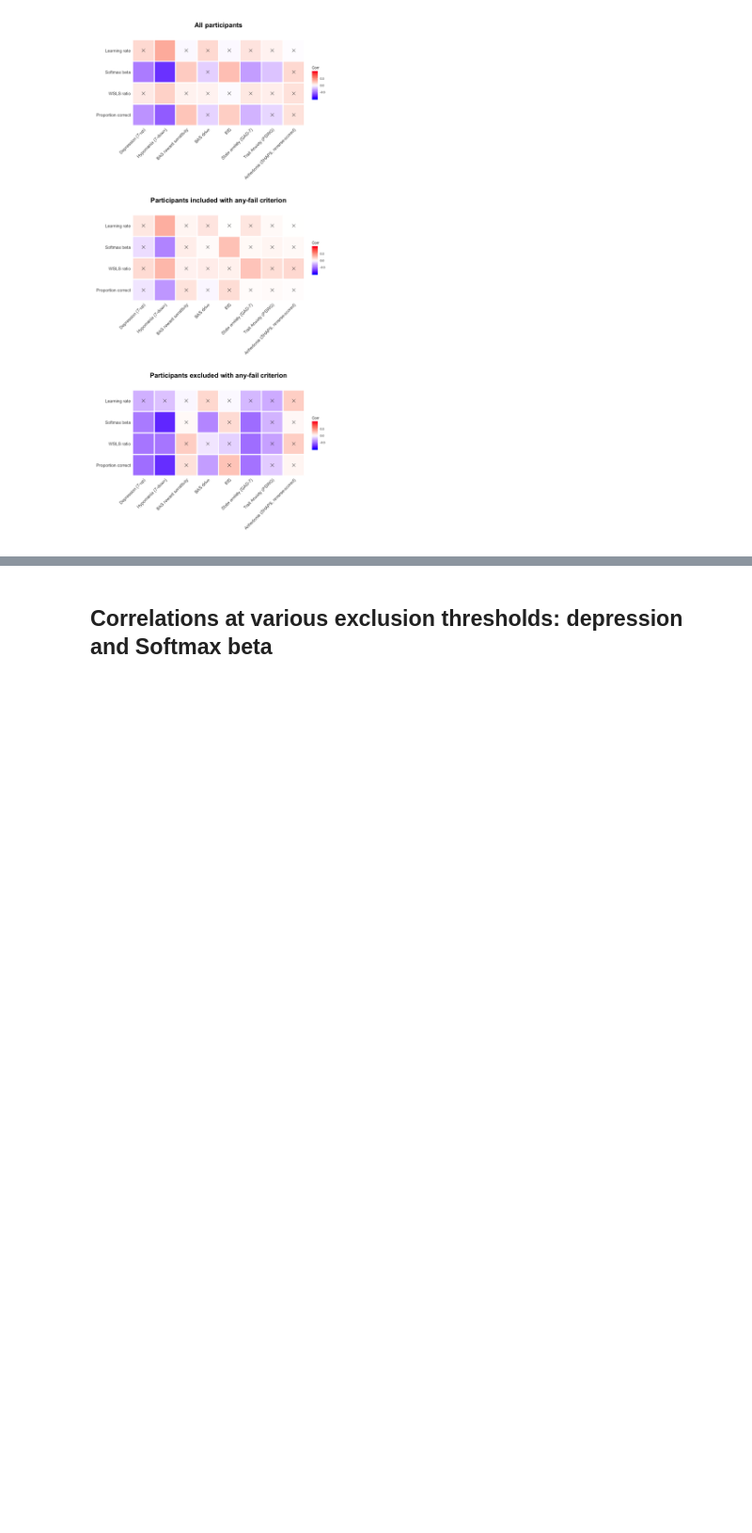
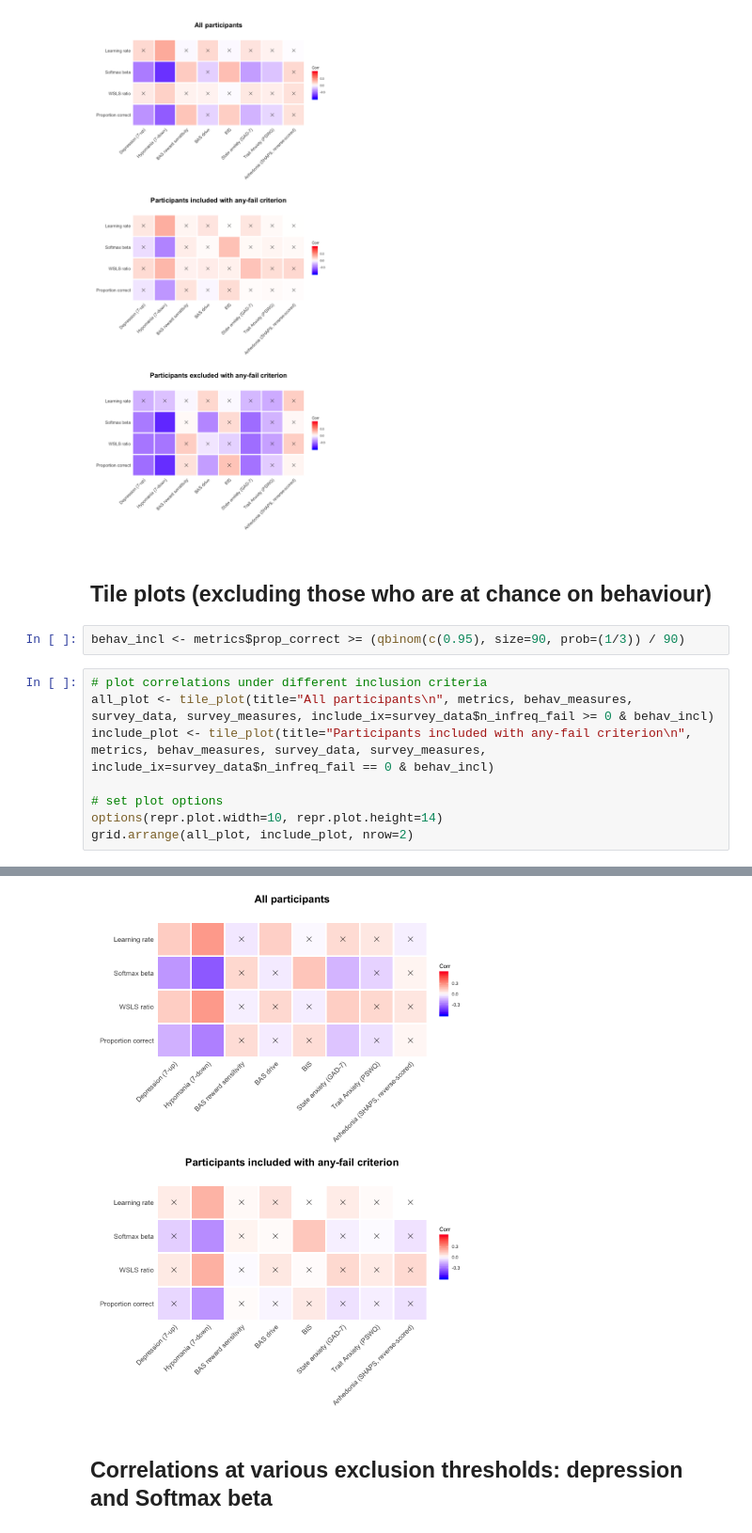
Before and after one commit to nivlab/sciops, a Jupyter notebook: analysis/notebooks/03_Correlations.ipynb, the cells around one changed output, grey strips where cells are left out. Shown at 94% size. Cells and saved outputs as stored; diff of their text form; blank space fills up the shorter version.

Commit message:
Add plots with behavioural exclusion

```diff
--- a/analysis/notebooks/03_Correlations.ipynb
+++ b/analysis/notebooks/03_Correlations.ipynb
@@ -64,3 +64,16 @@ Warning message:
 Warning message:
 “Removed 11 rows containing missing values (geom_point).”
 [figure]
+# %% [markdown]
+## Tile plots (excluding those who are at chance on behaviour)
+# %%
+behav_incl <- metrics$prop_correct >= (qbinom(c(0.95), size=90, prob=(1/3)) / 90)
+# %%
+# plot correlations under different inclusion criteria
+all_plot <- tile_plot(title="All participants\n", metrics, behav_measures, survey_data, survey_measures, include_ix=survey_data$n_infreq_fail >= 0 & behav_incl)
+include_plot <- tile_plot(title="Participants included with any-fail criterion\n", metrics, behav_measures, survey_data, survey_measures, include_ix=survey_data$n_infreq_fail == 0 & behav_incl)
+
+# set plot options
+options(repr.plot.width=10, repr.plot.height=14)
+grid.arrange(all_plot, include_plot, nrow=2)
+# %% [output]
@@ -67,3 +84,4 @@ Warning message:
+[figure, added]
 # %% [markdown]
 ## Correlations at various exclusion thresholds: depression and Softmax beta
 # %%
```
Also changed, not shown: parts of 1 cell of this notebook.
